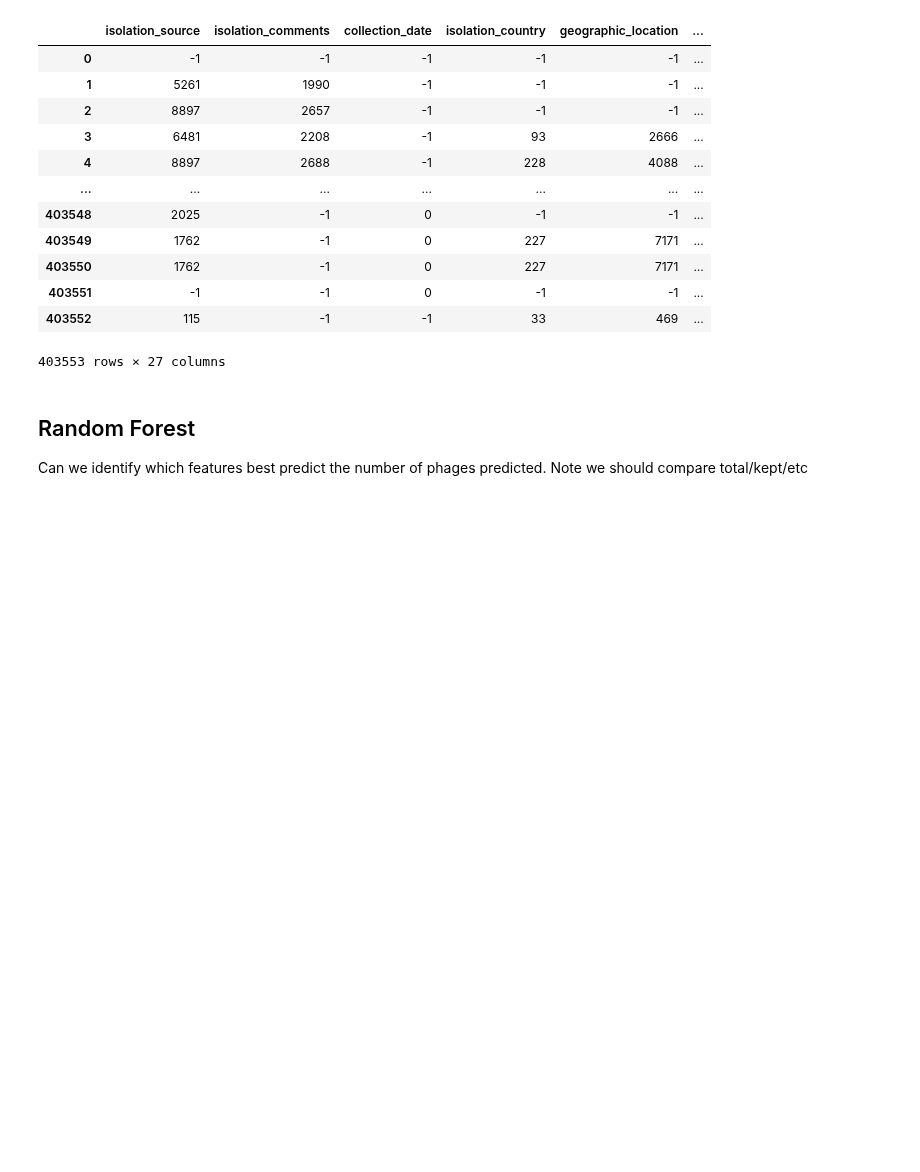
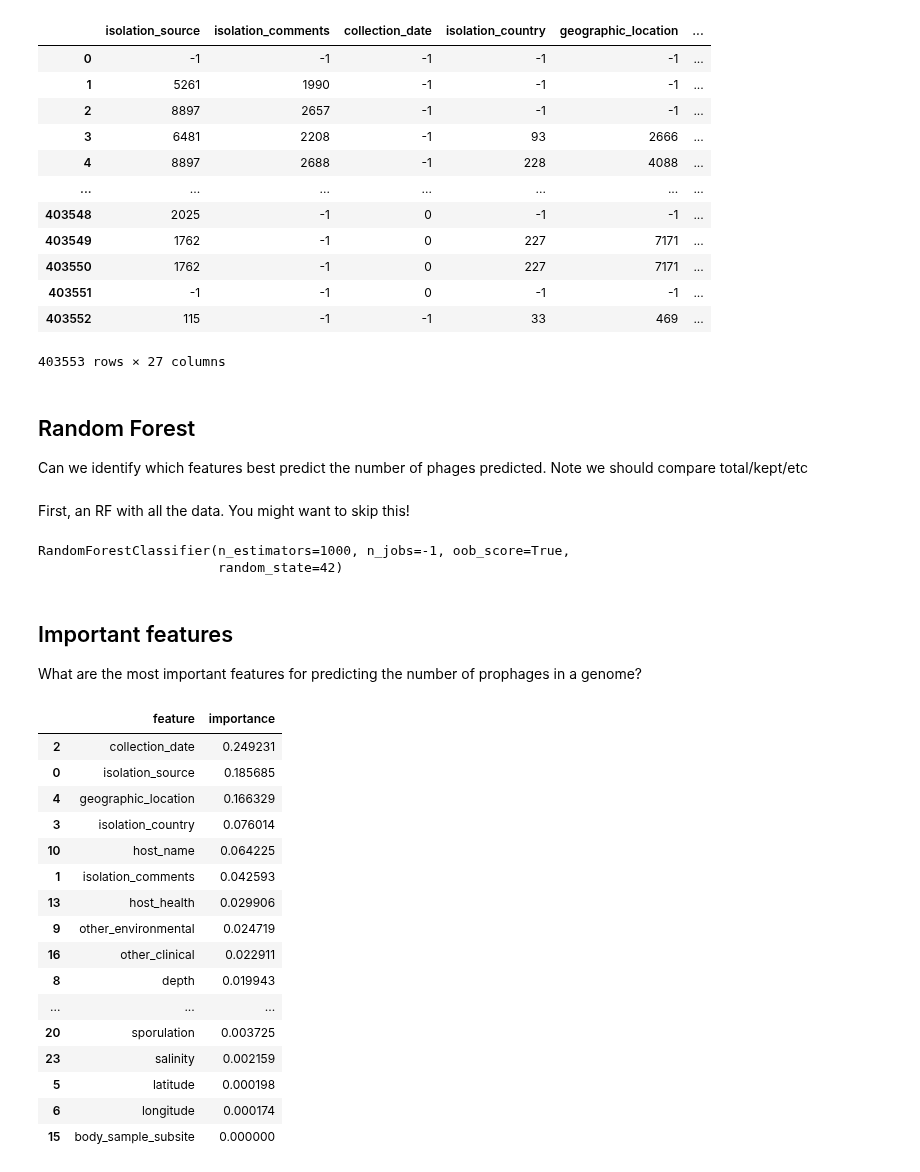
Before and after one commit to linsalrob/PhispyAnalysis, a Jupyter notebook: DataAnalysis/RAST sources.ipynb, the cells around one changed output. Saved outputs shown, nothing was run; the diff lists cells and outputs as text; code cells hidden in the pictures; blank space fills up the shorter version.

```diff
--- a/DataAnalysis/RAST sources.ipynb
+++ b/DataAnalysis/RAST sources.ipynb
@@ -214,3 +452,38 @@ pmenc
 ## Random Forest
 
 Can we identify which features best predict the number of phages predicted. Note we should compare total/kept/etc
+# %% [markdown]
+First, an RF with all the data. You might want to skip this!
+# %%
+clf = RandomForestClassifier(random_state=42, n_estimators=1000, bootstrap=True, n_jobs=-1, oob_score=True)
+rf = clf.fit(pmenc, phagemeta.Kept.values.ravel())
+print(rf)
+# %% [output]
+RandomForestClassifier(n_estimators=1000, n_jobs=-1, oob_score=True,
+                       random_state=42)
+# %% [markdown]
+## Important features
+
+What are the most important features for predicting the number of prophages in a genome?
+# %%
+fi = pd.DataFrame(zip(pmenc.columns, rf.feature_importances_), columns=['feature', 'importance'])
+impdf = fi.sort_values('importance', ascending=False)
+impdf
+# %% [output]
+|  | feature | importance |
+| 2 | collection_date | 0.249231 |
+| 0 | isolation_source | 0.185685 |
+| 4 | geographic_location | 0.166329 |
+| 3 | isolation_country | 0.076014 |
+| 10 | host_name | 0.064225 |
+| 1 | isolation_comments | 0.042593 |
+| 13 | host_health | 0.029906 |
+| 9 | other_environmental | 0.024719 |
+| 16 | other_clinical | 0.022911 |
+| 8 | depth | 0.019943 |
+| ... | ... | ... |
+| 20 | sporulation | 0.003725 |
+| 23 | salinity | 0.002159 |
+| 5 | latitude | 0.000198 |
+| 6 | longitude | 0.000174 |
+| 15 | body_sample_subsite | 0.000000 |
```
Also changed, not shown: parts of 23 cells of this notebook.
